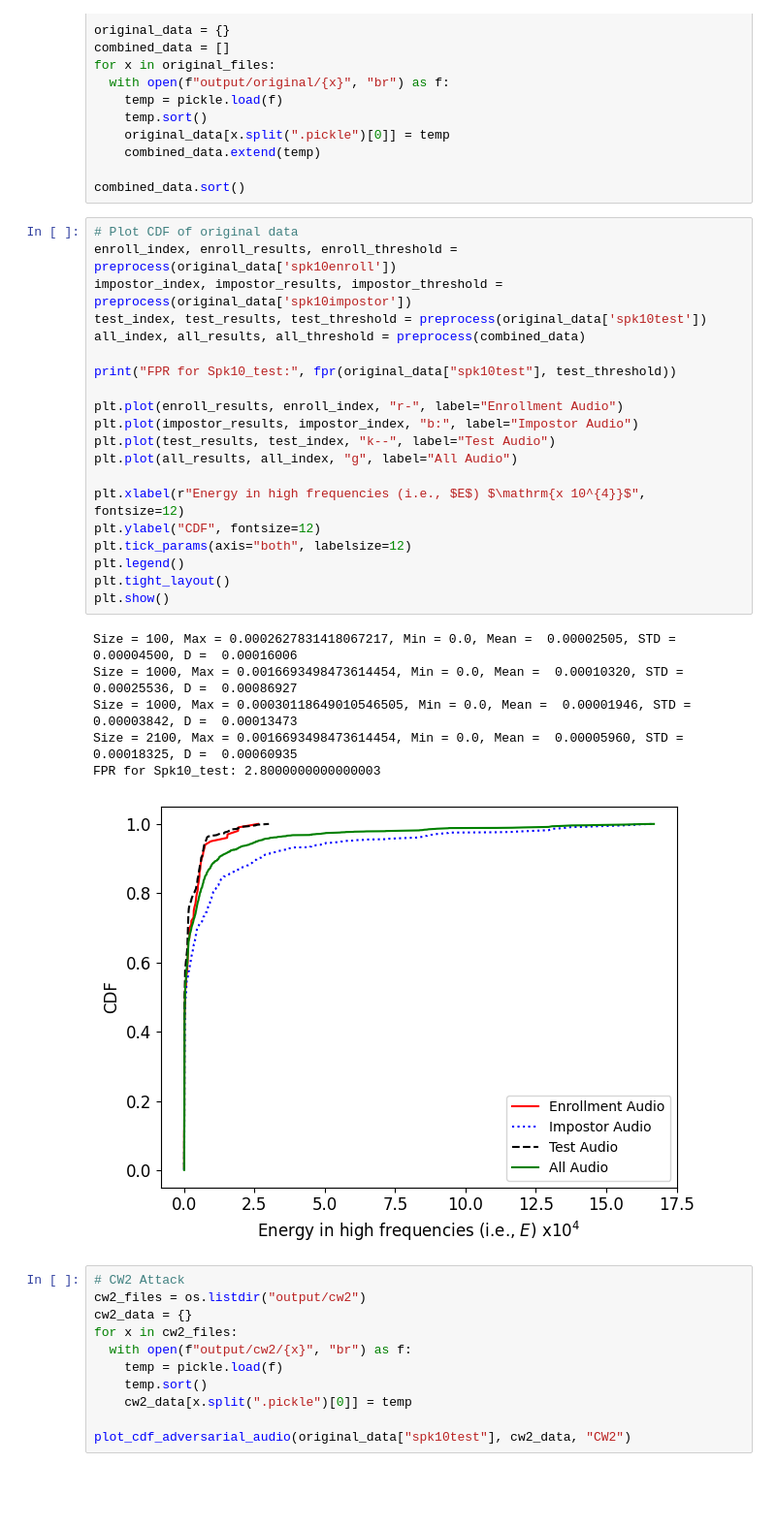
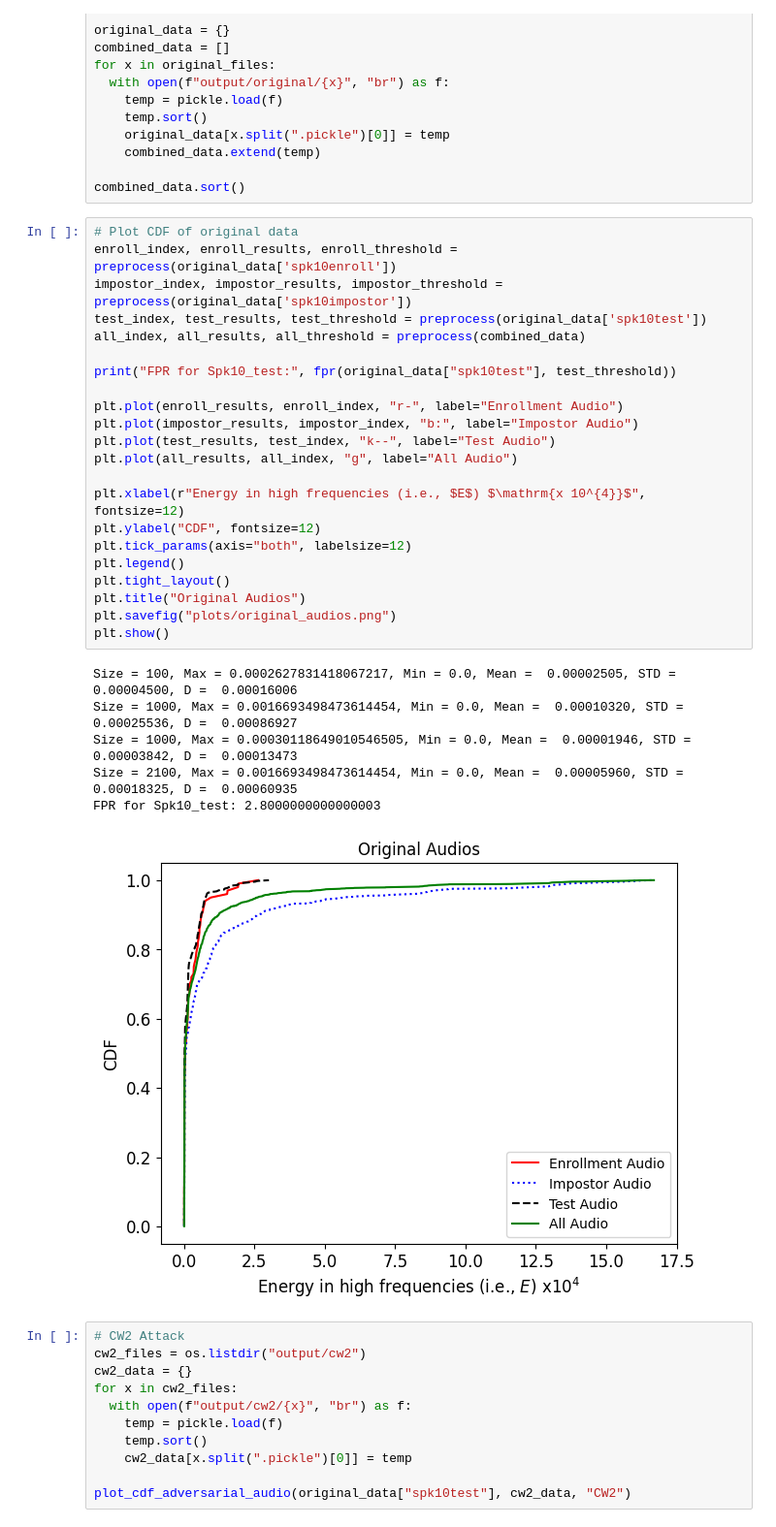
Before and after one commit to sanchitd9/speakerguard, a Jupyter notebook: sanchit/cdf.ipynb, the cells around one changed output. Shown at 97% size. Saved outputs shown, nothing was run; the diff lists cells and outputs as text; blank space fills up the shorter version.

Commit message:
fixed time domain plot and saved plots as PNGs

```diff
--- a/sanchit/cdf.ipynb
+++ b/sanchit/cdf.ipynb
@@ -83,30 +87,32 @@ combined_data.sort()
 # %%
 # Plot CDF of original data
 enroll_index, enroll_results, enroll_threshold = preprocess(original_data['spk10enroll'])
 impostor_index, impostor_results, impostor_threshold = preprocess(original_data['spk10impostor'])
 test_index, test_results, test_threshold = preprocess(original_data['spk10test'])
 all_index, all_results, all_threshold = preprocess(combined_data)
 
 print("FPR for Spk10_test:", fpr(original_data["spk10test"], test_threshold))
 
 plt.plot(enroll_results, enroll_index, "r-", label="Enrollment Audio")
 plt.plot(impostor_results, impostor_index, "b:", label="Impostor Audio")
 plt.plot(test_results, test_index, "k--", label="Test Audio")
 plt.plot(all_results, all_index, "g", label="All Audio")
 
 plt.xlabel(r"Energy in high frequencies (i.e., $E$) $\mathrm{x 10^{4}}$", fontsize=12)
 plt.ylabel("CDF", fontsize=12)
 plt.tick_params(axis="both", labelsize=12)
 plt.legend()
 plt.tight_layout()
+plt.title("Original Audios")
+plt.savefig("plots/original_audios.png")
 plt.show()
 # %% [output]
 Size = 100, Max = 0.0002627831418067217, Min = 0.0, Mean =  0.00002505, STD =  0.00004500, D =  0.00016006
 Size = 1000, Max = 0.0016693498473614454, Min = 0.0, Mean =  0.00010320, STD =  0.00025536, D =  0.00086927
 Size = 1000, Max = 0.00030118649010546505, Min = 0.0, Mean =  0.00001946, STD =  0.00003842, D =  0.00013473
 Size = 2100, Max = 0.0016693498473614454, Min = 0.0, Mean =  0.00005960, STD =  0.00018325, D =  0.00060935
 FPR for Spk10_test: 2.8000000000000003
-[figure, old version]
+[figure, new version]
 # %%
 # CW2 Attack
 cw2_files = os.listdir("output/cw2")
```
Also changed, not shown: parts of 2 cells of this notebook, 22 other files.
